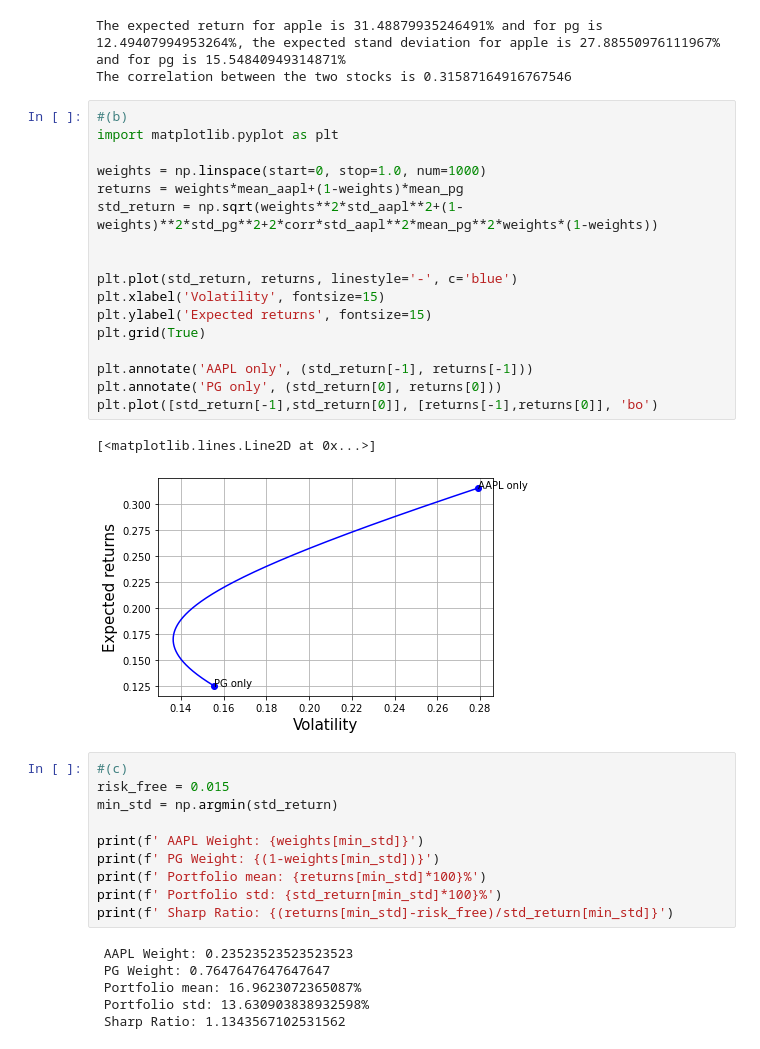
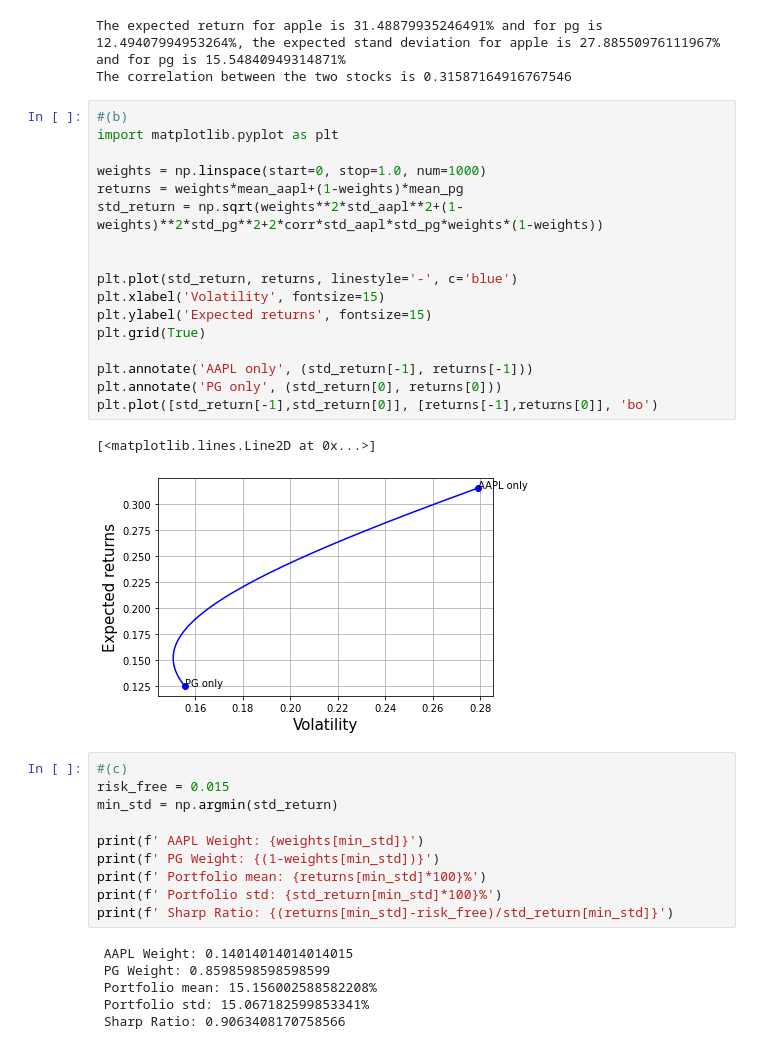
Before and after one commit to hugolan/investments, a Jupyter notebook: PS2/ps2.ipynb, the cells around one changed output. Saved outputs shown, nothing was run; the diff lists cells and outputs as text.

```diff
--- a/PS2/ps2.ipynb
+++ b/PS2/ps2.ipynb
@@ -248,23 +248,23 @@ The correlation between the two stocks is 0.31587164916767546
 # %%
 #(b)
 import matplotlib.pyplot as plt
 
 weights = np.linspace(start=0, stop=1.0, num=1000)
 returns = weights*mean_aapl+(1-weights)*mean_pg
-std_return = np.sqrt(weights**2*std_aapl**2+(1-weights)**2*std_pg**2+2*corr*std_aapl**2*mean_pg**2*weights*(1-weights))
+std_return = np.sqrt(weights**2*std_aapl**2+(1-weights)**2*std_pg**2+2*corr*std_aapl*std_pg*weights*(1-weights))
 
 
 plt.plot(std_return, returns, linestyle='-', c='blue')
 plt.xlabel('Volatility', fontsize=15)
 plt.ylabel('Expected returns', fontsize=15)
 plt.grid(True)
 
 plt.annotate('AAPL only', (std_return[-1], returns[-1]))
 plt.annotate('PG only', (std_return[0], returns[0]))
 plt.plot([std_return[-1],std_return[0]], [returns[-1],returns[0]], 'bo')
 # %% [output]
 [<matplotlib.lines.Line2D at 0x...>]
-[figure, old version]
+[figure, new version]
 # %%
 #(c)
 risk_free = 0.015
@@ -276,11 +276,11 @@ print(f' Portfolio mean: {returns[min_std]*100}%')
 print(f' Portfolio std: {std_return[min_std]*100}%')
 print(f' Sharp Ratio: {(returns[min_std]-risk_free)/std_return[min_std]}')
 # %% [output]
- AAPL Weight: 0.23523523523523523
- PG Weight: 0.7647647647647647
- Portfolio mean: 16.9623072365087%
- Portfolio std: 13.630903838932598%
- Sharp Ratio: 1.1343567102531562
+ AAPL Weight: 0.14014014014014015
+ PG Weight: 0.8598598598598599
+ Portfolio mean: 15.156002588582208%
+ Portfolio std: 15.067182599853341%
+ Sharp Ratio: 0.9063408170758566
 # %%
 #(d)
 sharp_ratio = (returns - risk_free)/std_return
```
Also changed, not shown: parts of 6 cells of this notebook.
